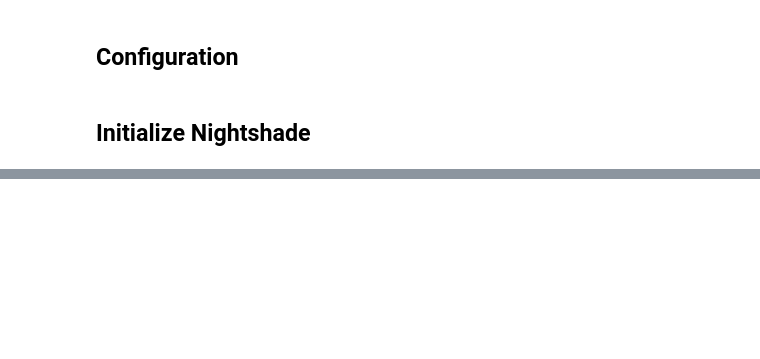
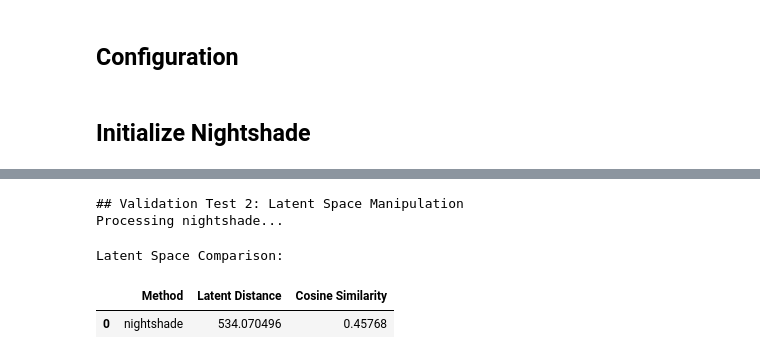
Before and after one commit to zabibeau/nightshade-ml, a Jupyter notebook: base-nightshade.ipynb, the cells around one changed output, grey strips where cells are left out. Drawn from its saved outputs; the diff is of its cells as text; code cells hidden in the pictures; blank space fills up the shorter version.

Commit message:
slight refactor, adding data processing script
working initial implementation?

```diff
--- a/base-nightshade.ipynb
+++ b/base-nightshade.ipynb
@@ -104,35 +118,60 @@ for name, instance in nightshade_instances.items():
 # %%
 print("## Validation Test 2: Latent Space Manipulation")
 
 def compare_latents(original, perturbed, nightshade_instance):
+    # Convert inputs to matching precision (half precision for SD pipeline)
     with torch.no_grad():
-        orig_latent = nightshade_instance.get_latent(original)
-        pert_latent = nightshade_instance.get_latent(perturbed)
+        orig_latent = nightshade_instance.get_latent(original.half())
+        pert_latent = nightshade_instance.get_latent(perturbed.half())
+
+    # Convert latents to float32 for stable comparison
+    orig_latent = orig_latent.float()
+    pert_latent = pert_latent.float()
 
     distance = torch.norm(orig_latent - pert_latent).item()
     cosine_sim = torch.nn.functional.cosine_similarity(
         orig_latent.flatten(),
         pert_latent.flatten(),
         dim=0
     ).item()
 
     return distance, cosine_sim
 
+# Prepare consistent transform pipeline
+transform_pipeline = transforms.Compose([
+    transforms.Resize(512),
+    transforms.CenterCrop(512),
+    transforms.ToTensor(),
+    transforms.Normalize([0.5], [0.5])
+])
+
+# Prepare original image tensor
+original_img = transform_pipeline(test_img).unsqueeze(0).to(device)
+
 results = []
 for name, instance in nightshade_instances.items():
-    perturbed_img = instance.generate(test_img)
-    perturbed_tensor = instance.transform(perturbed_img).unsqueeze(0).to(DEVICE)
+    print(f"Processing {name}...")
+    perturbed_img = instance.generate(test_img, target_concept=target_concept)
+
+    # Convert perturbed image using same transform pipeline
+    perturbed_tensor = transform_pipeline(perturbed_img).unsqueeze(0).to(device)
 
     dist, sim = compare_latents(original_img, perturbed_tensor, instance)
     results.append({
         "Method": name,
         "Latent Distance": dist,
         "Cosine Similarity": sim
     })
 
 results_df = pd.DataFrame(results)
 print("\nLatent Space Comparison:")
 display(results_df)
+# %% [output]
+## Validation Test 2: Latent Space Manipulation
+Processing nightshade...
+Latent Space Comparison:
+|  | Method | Latent Distance | Cosine Similarity |
+| 0 | nightshade | 534.070496 | 0.45768 |
 # %%
 print("## Validation Test 3: Effectiveness Against Model")
 
```
Also changed, not shown: parts of 5 cells of this notebook, 4 other files.
